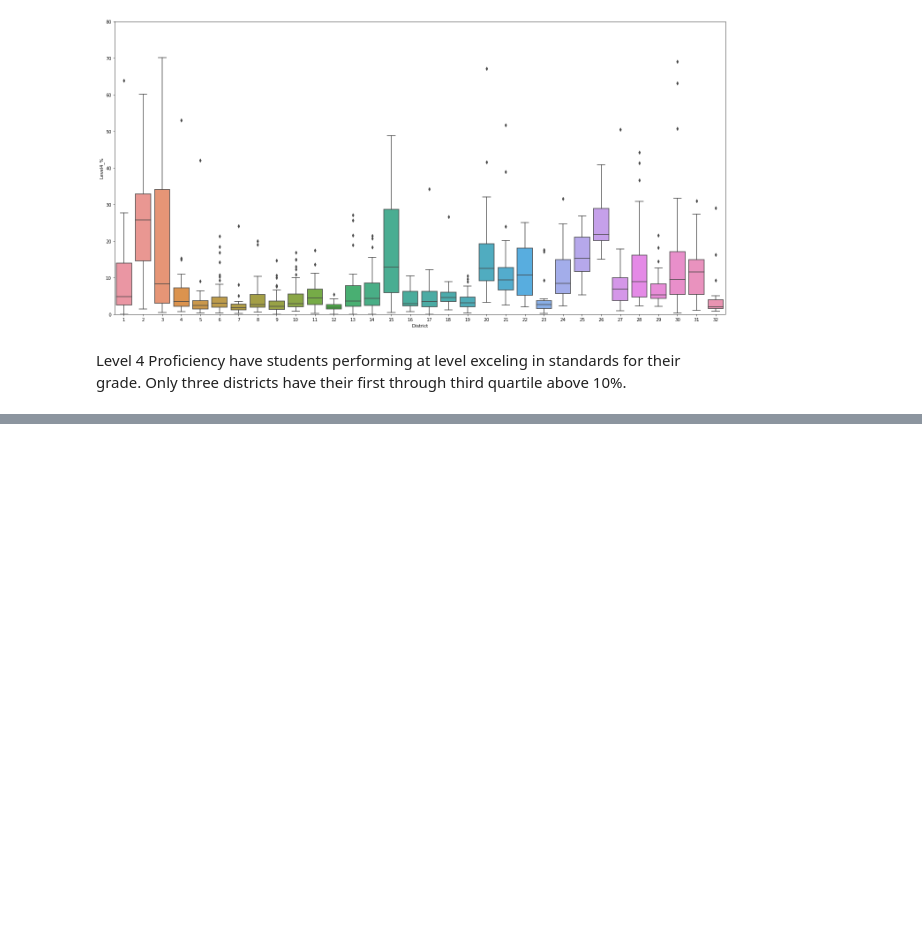
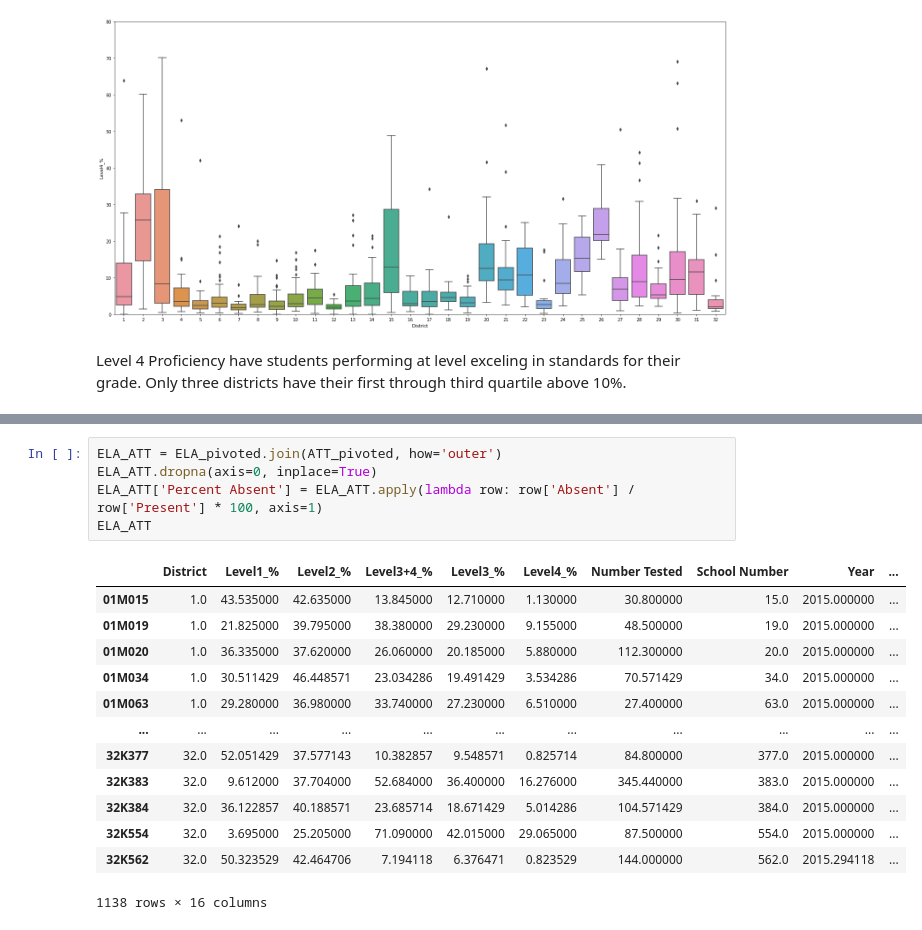
Before and after one commit to mbransons/DataFundamentalsCourse, a Jupyter notebook: week3/week3-activity.ipynb, the cells around one changed output, grey strips where cells are left out. Saved outputs shown, nothing was run; the diff lists cells and outputs as text; blank space fills up the shorter version.

```diff
--- a/week3/week3-activity.ipynb
+++ b/week3/week3-activity.ipynb
@@ -167,0 +177,19 @@ Level 4 Proficiency have students performing at level exceling in standards for
+# %%
+ELA_ATT = ELA_pivoted.join(ATT_pivoted, how='outer')
+ELA_ATT.dropna(axis=0, inplace=True)
+ELA_ATT['Percent Absent'] = ELA_ATT.apply(lambda row: row['Absent'] / row['Present'] * 100, axis=1)
+ELA_ATT
+# %% [output]
+|  | District | Level1_% | Level2_% | Level3+4_% | Level3_% | Level4_% | Number Tested | School Number | Year | ... |
+| 01M015 | 1.0 | 43.535000 | 42.635000 | 13.845000 | 12.710000 | 1.130000 | 30.800000 | 15.0 | 2015.000000 | ... |
+| 01M019 | 1.0 | 21.825000 | 39.795000 | 38.380000 | 29.230000 | 9.155000 | 48.500000 | 19.0 | 2015.000000 | ... |
+| 01M020 | 1.0 | 36.335000 | 37.620000 | 26.060000 | 20.185000 | 5.880000 | 112.300000 | 20.0 | 2015.000000 | ... |
+| 01M034 | 1.0 | 30.511429 | 46.448571 | 23.034286 | 19.491429 | 3.534286 | 70.571429 | 34.0 | 2015.000000 | ... |
+| 01M063 | 1.0 | 29.280000 | 36.980000 | 33.740000 | 27.230000 | 6.510000 | 27.400000 | 63.0 | 2015.000000 | ... |
+| ... | ... | ... | ... | ... | ... | ... | ... | ... | ... | ... |
+| 32K377 | 32.0 | 52.051429 | 37.577143 | 10.382857 | 9.548571 | 0.825714 | 84.800000 | 377.0 | 2015.000000 | ... |
+| 32K383 | 32.0 | 9.612000 | 37.704000 | 52.684000 | 36.400000 | 16.276000 | 345.440000 | 383.0 | 2015.000000 | ... |
+| 32K384 | 32.0 | 36.122857 | 40.188571 | 23.685714 | 18.671429 | 5.014286 | 104.571429 | 384.0 | 2015.000000 | ... |
+| 32K554 | 32.0 | 3.695000 | 25.205000 | 71.090000 | 42.015000 | 29.065000 | 87.500000 | 554.0 | 2015.000000 | ... |
+| 32K562 | 32.0 | 50.323529 | 42.464706 | 7.194118 | 6.376471 | 0.823529 | 144.000000 | 562.0 | 2015.294118 | ... |
+1138 rows × 16 columns
```
Also changed, not shown: parts of 18 cells of this notebook, 2 other files.
